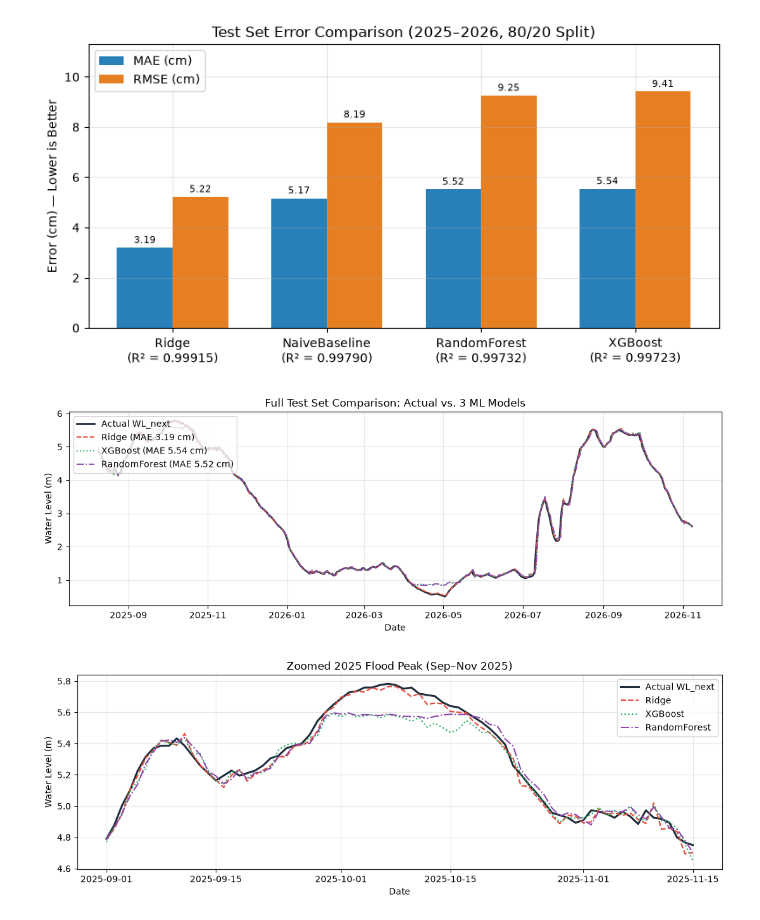
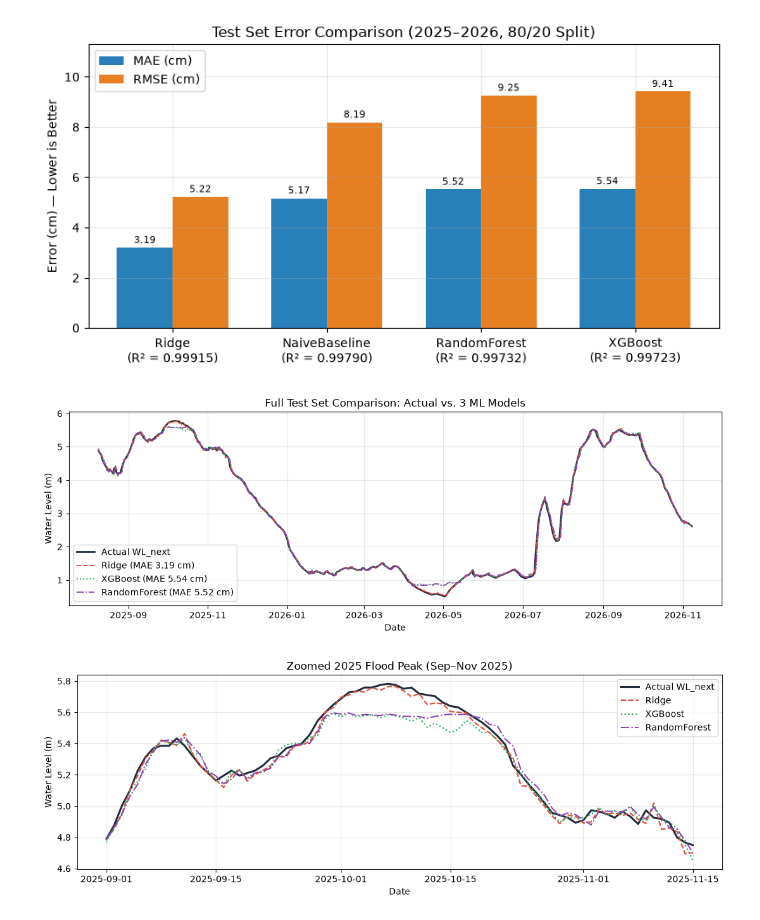
Before and after one commit to Dona-18/Machine-Learning---Fall2026, a Jupyter notebook: notebooks/03_train_and_evaluate.ipynb, the cells around one changed output. Cells and saved outputs as stored; diff of their text form; code cells hidden in the pictures.

```diff
--- a/notebooks/03_train_and_evaluate.ipynb
+++ b/notebooks/03_train_and_evaluate.ipynb
@@ -139,21 +137,21 @@ plt.show()
 # %%
 # Chart 2A: Full Test Set — Actual vs. 3 ML Models
 mae_map = dict(zip(summary['Model'], summary['MAE_m'] * 100))
 
 plt.figure(figsize=(11, 4))
 plt.plot(test_df['date'], y_test, label='Actual WL_next', color='#1f2d3d', linewidth=2.0)
 plt.plot(test_df['date'], predictions['Ridge'], label=f"Ridge (MAE {mae_map['Ridge']:.2f} cm)", color='#e74c3c', linestyle='--', linewidth=1.4)
 plt.plot(test_df['date'], predictions['XGBoost'], label=f"XGBoost (MAE {mae_map['XGBoost']:.2f} cm)", color='#27ae60', linestyle=':', linewidth=1.4)
 plt.plot(test_df['date'], predictions['RandomForest'], label=f"RandomForest (MAE {mae_map['RandomForest']:.2f} cm)", color='#8e44ad', linestyle='-.', linewidth=1.3)
 plt.ylabel('Water Level (m)')
 plt.xlabel('Date')
 plt.title('Full Test Set Comparison: Actual vs. 3 ML Models')
-plt.legend(loc='upper left')
+plt.legend(loc='lower left')
 plt.tight_layout()
 plt.savefig(REPORTS_ML_DIR / 'actual_vs_predicted.png', dpi=150)
 plt.show()
 # %% [output]
-[figure, old version]
+[figure, new version]
 # %%
 # Chart 2B: Zoomed 2025 Flood Peak (Sep - Nov 2025)
 peak_mask = (test_df['date'] >= '2025-09-01') & (test_df['date'] <= '2025-11-15')
```
Also changed, not shown: parts of 3 cells of this notebook, 1 other file.
